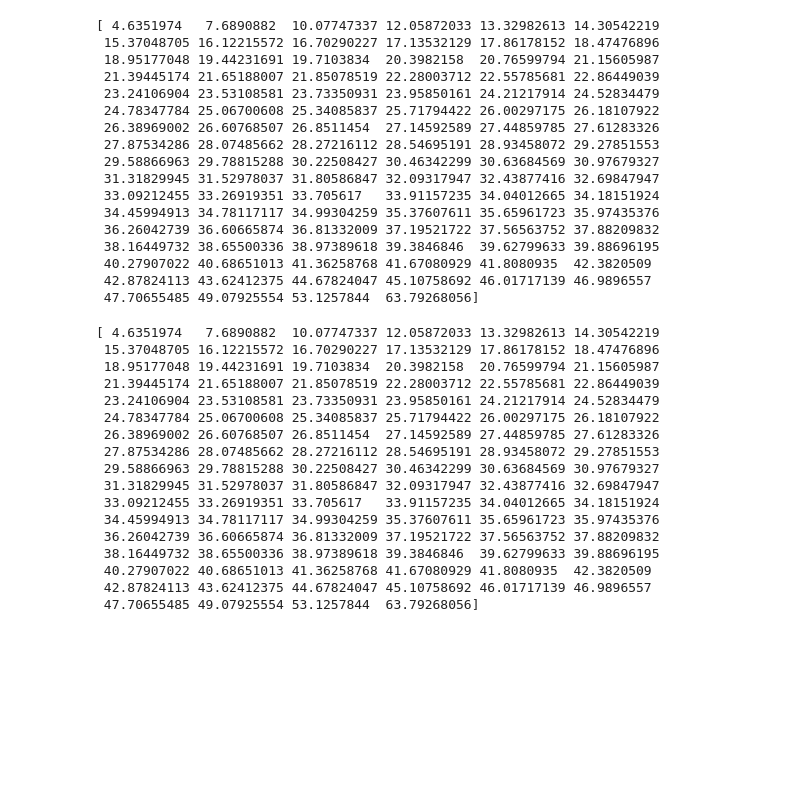
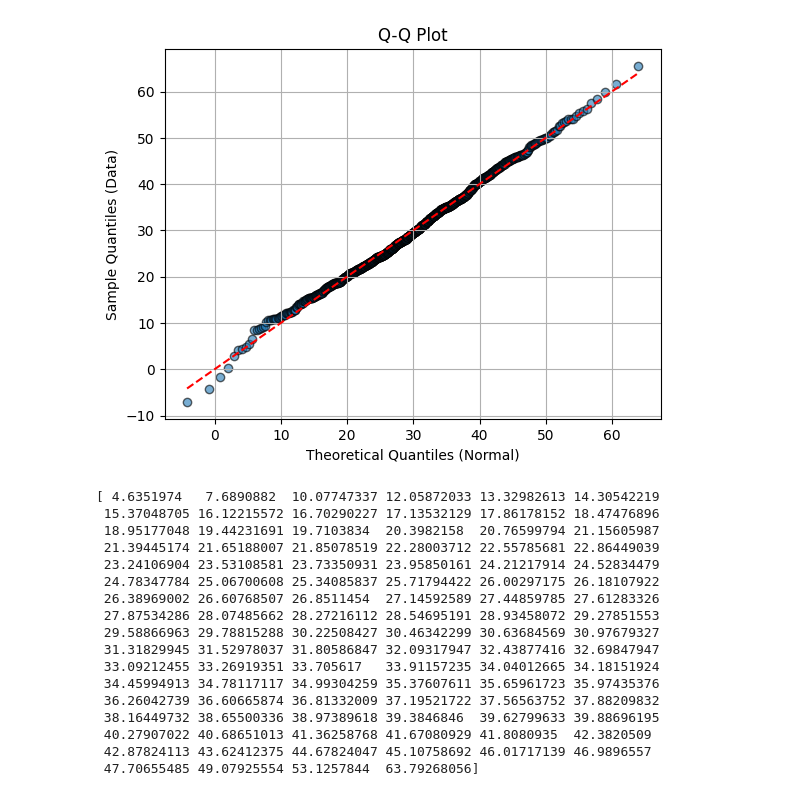
Before and after one commit to yash-singhal-wd/Prob_and_Stats_starter, a Jupyter notebook: 2.ipynb, the cells around one changed output. Cells and saved outputs as stored; diff of their text form; code cells hidden in the pictures; blank space fills up the shorter version.

```diff
--- a/2.ipynb
+++ b/2.ipynb
@@ -1,25 +1,26 @@
 # %%
 import numpy as np
+import matplotlib.pyplot as plt
+from scipy.stats import norm
 
-data = np.random.normal(loc=30,scale=10, size=1000)
-my_percentile = np.percentile(data, np.arange(1, 101))
-print(my_percentile)
+data = np.random.normal(loc=30, scale=10, size=1000)
+# data = np.random.uniform(low=0, high=1, size=1000)
+
+sorted_data = np.sort(data)
+
+n = len(sorted_data)
+percentile_ranks = (np.arange(1, n + 1) - 0.5) / n
+
+theoretical_quantiles = norm.ppf(percentile_ranks, loc=np.mean(data), scale=np.std(data))
+
+plt.scatter(theoretical_quantiles, sorted_data, edgecolor='k', alpha=0.6)
+plt.plot(theoretical_quantiles, theoretical_quantiles, 'r--')  # Reference line y=x
+
+plt.xlabel("Theoretical Quantiles (Normal)")
+plt.ylabel("Sample Quantiles (Data)")
+plt.title("Q-Q Plot")
+plt.grid(True)
+plt.show()
 # %% [output]
-[ 4.6351974   7.6890882  10.07747337 12.05872033 13.32982613 14.30542219
- 15.37048705 16.12215572 16.70290227 17.13532129 17.86178152 18.47476896
- 18.95177048 19.44231691 19.7103834  20.3982158  20.76599794 21.15605987
- 21.39445174 21.65188007 21.85078519 22.28003712 22.55785681 22.86449039
- 23.24106904 23.53108581 23.73350931 23.95850161 24.21217914 24.52834479
- 24.78347784 25.06700608 25.34085837 25.71794422 26.00297175 26.18107922
- 26.38969002 26.60768507 26.8511454  27.14592589 27.44859785 27.61283326
- 27.87534286 28.07485662 28.27216112 28.54695191 28.93458072 29.27851553
- 29.58866963 29.78815288 30.22508427 30.46342299 30.63684569 30.97679327
- 31.31829945 31.52978037 31.80586847 32.09317947 32.43877416 32.69847947
- 33.09212455 33.26919351 33.705617   33.91157235 34.04012665 34.18151924
- 34.45994913 34.78117117 34.99304259 35.37607611 35.65961723 35.97435376
- 36.26042739 36.60665874 36.81332009 37.19521722 37.56563752 37.88209832
- 38.16449732 38.65500336 38.97389618 39.3846846  39.62799633 39.88696195
- 40.27907022 40.68651013 41.36258768 41.67080929 41.8080935  42.3820509
- 42.87824113 43.62412375 44.67824047 45.10758692 46.01717139 46.9896557
- 47.70655485 49.07925554 53.1257844  63.79268056]
+[figure, added]
 # %%
```
Also changed, not shown: parts of 1 cell of this notebook.
